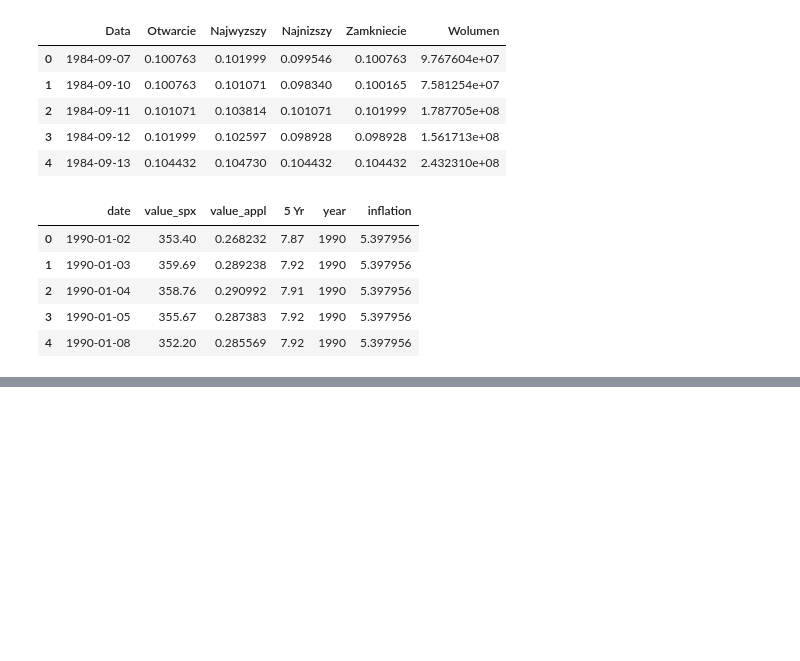
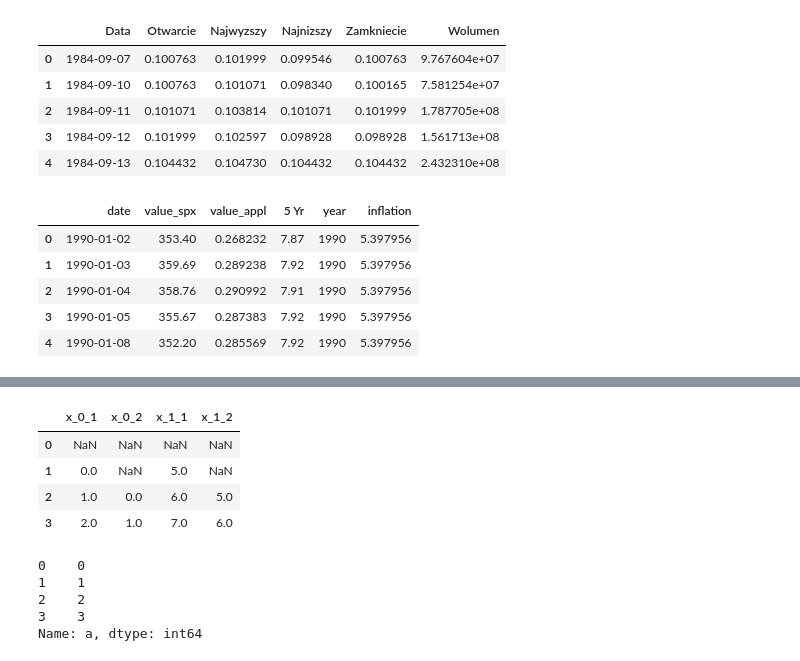
Before and after one commit to Thematiq/estimating-beta, a Jupyter notebook: beta-testing.ipynb, the cells around one changed output, grey strips where cells are left out. Drawn from its saved outputs; the diff is of its cells as text; code cells hidden in the pictures; blank space fills up the shorter version.

```diff
--- a/beta-testing.ipynb
+++ b/beta-testing.ipynb
@@ -166,0 +226,33 @@ fig.set_size_inches(16, 10)
+# %%
+def build_x_y(data, input_columns, lag_size, y_col='beta'):
+    X = pd.DataFrame()
+
+    for idx, col_name in enumerate(input_columns):
+        for lag_idx in range(1, lag_size+1):
+            X[f'x_{idx}_{lag_idx}'] = data[col_name].shift(lag_idx)
+
+
+    return X, data[y_col]
+# %%
+a = pd.DataFrame(data={
+    'a': range(4),
+    'b': range(5, 9)
+})
+# %%
+X, y = build_x_y(a, input_columns=['a', 'b'], lag_size=2, y_col='a')
+# %%
+X.head()
+# %% [output]
+|  | x_0_1 | x_0_2 | x_1_1 | x_1_2 |
+| 0 | NaN | NaN | NaN | NaN |
+| 1 | 0.0 | NaN | 5.0 | NaN |
+| 2 | 1.0 | 0.0 | 6.0 | 5.0 |
+| 3 | 2.0 | 1.0 | 7.0 | 6.0 |
+# %%
+y.head()
+# %% [output]
+0    0
+1    1
+2    2
+3    3
+Name: a, dtype: int64
```
Also changed, not shown: parts of 14 cells of this notebook, 3 other files.
